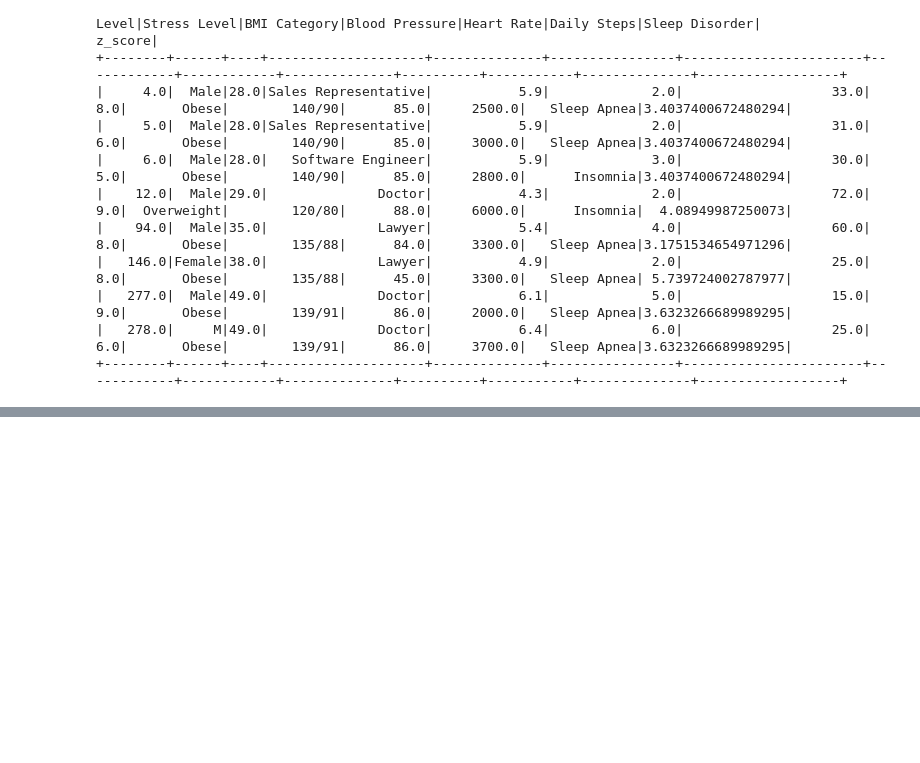
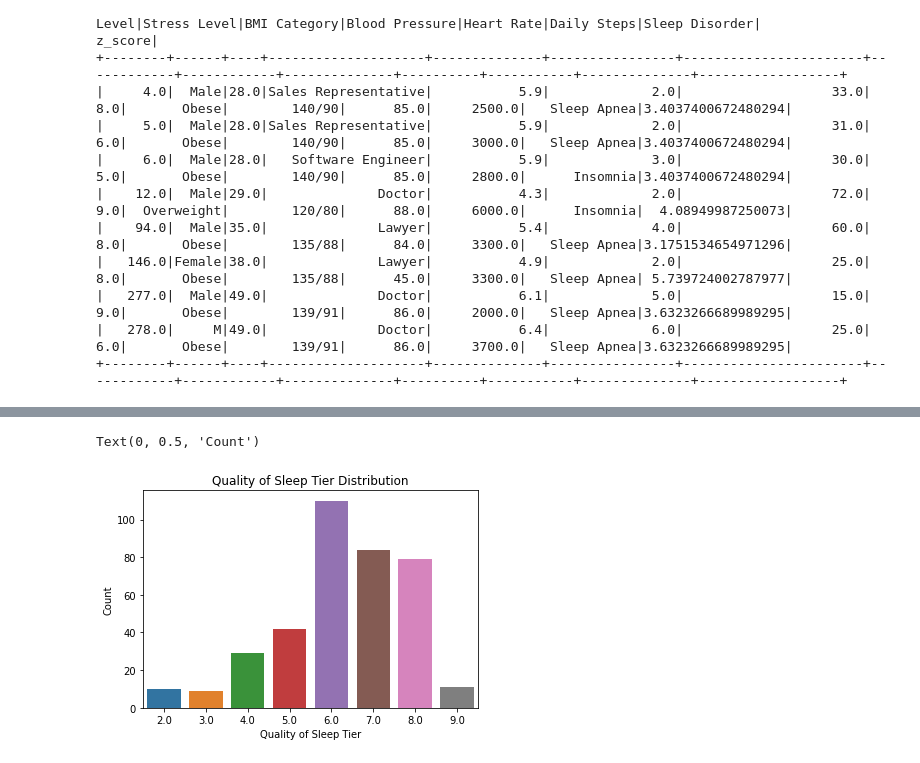
Before and after one commit to EionTey/INFOSYS_722_I4, a Jupyter notebook: I4.ipynb, the cells around one changed output, grey strips where cells are left out. Saved outputs shown, nothing was run; the diff lists cells and outputs as text; code cells hidden in the pictures; blank space fills up the shorter version.

```diff
--- a/I4.ipynb
+++ b/I4.ipynb
@@ -720,0 +984,10 @@ df_1.select([sum(col(c).isNull().cast("int")).alias(c) for c in df_1.columns]).s
+# %%
+# Count plot of Quality of Sleep values
+sns.countplot(data=df_1_imp.toPandas(), x='Quality of Sleep')
+# Add titles and labels
+plt.title("Quality of Sleep Tier Distribution")
+plt.xlabel("Quality of Sleep Tier")
+plt.ylabel("Count")
+# %% [output]
+Text(0, 0.5, 'Count')
+[figure, added]
```
Also changed, not shown: parts of 26 cells of this notebook.
